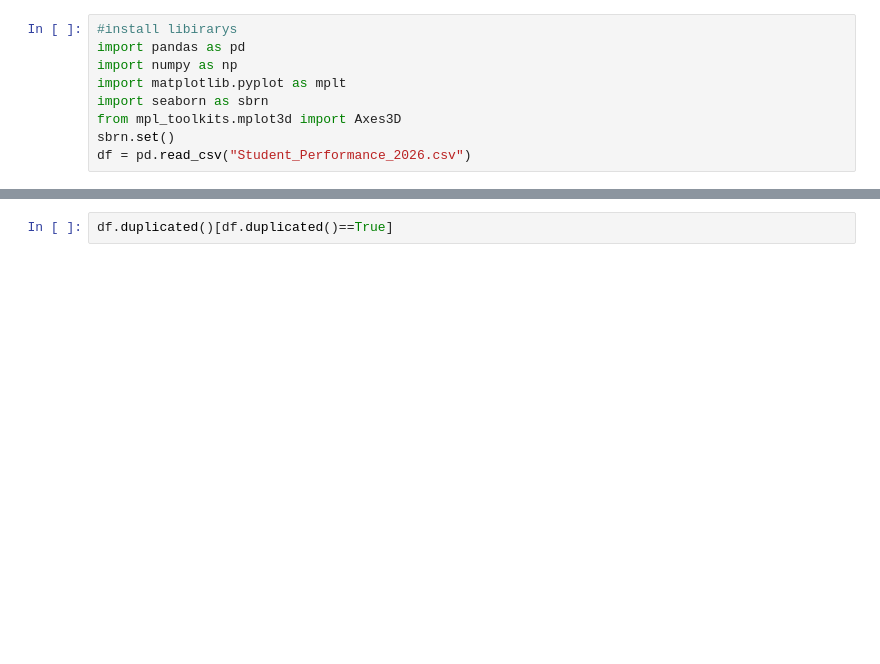
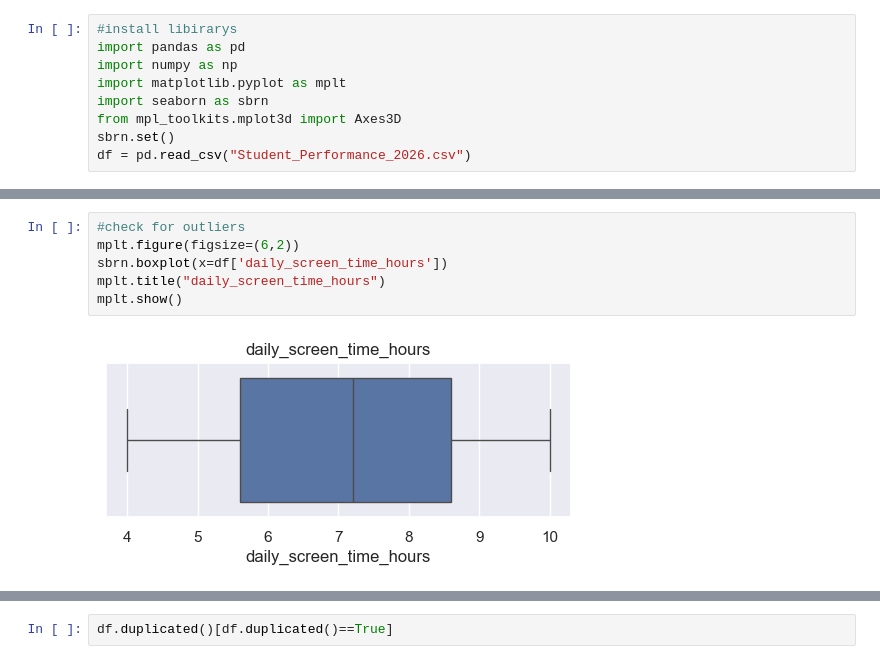
Before and after one commit to ASD-AlG/MACHINE-LEARNING-LAB, a Jupyter notebook: display.ipynb, the cells around one changed output, grey strips where cells are left out. Saved outputs shown, nothing was run; the diff lists cells and outputs as text; blank space fills up the shorter version.

```diff
--- a/display.ipynb
+++ b/display.ipynb
@@ -26,0 +35,8 @@ df.head(-1)
+# %%
+#check for outliers
+mplt.figure(figsize=(6,2))
+sbrn.boxplot(x=df['daily_screen_time_hours'])
+mplt.title("daily_screen_time_hours")
+mplt.show()
+# %% [output]
+[figure, added]
```
Also changed, not shown: parts of 24 cells of this notebook, 1 other file.
